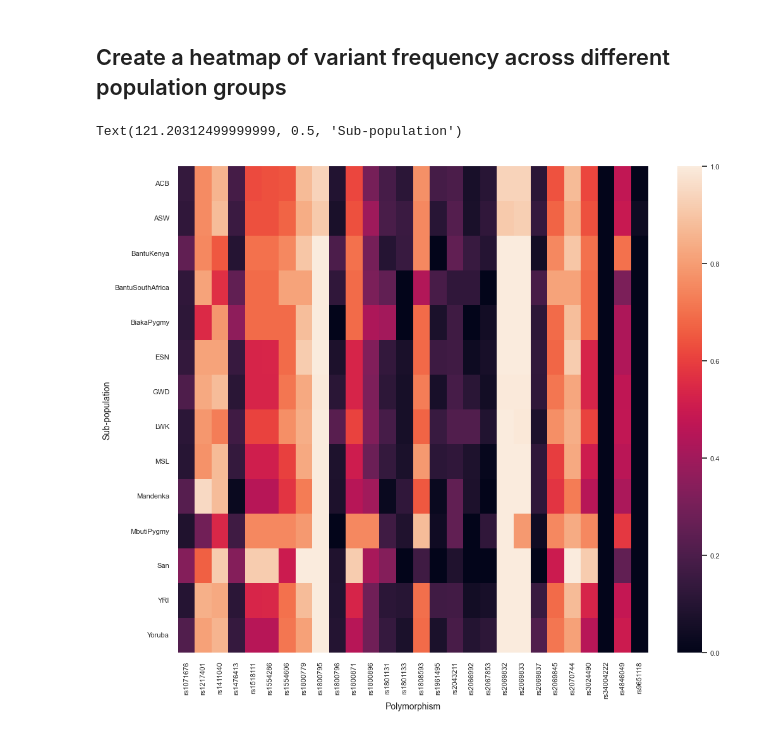
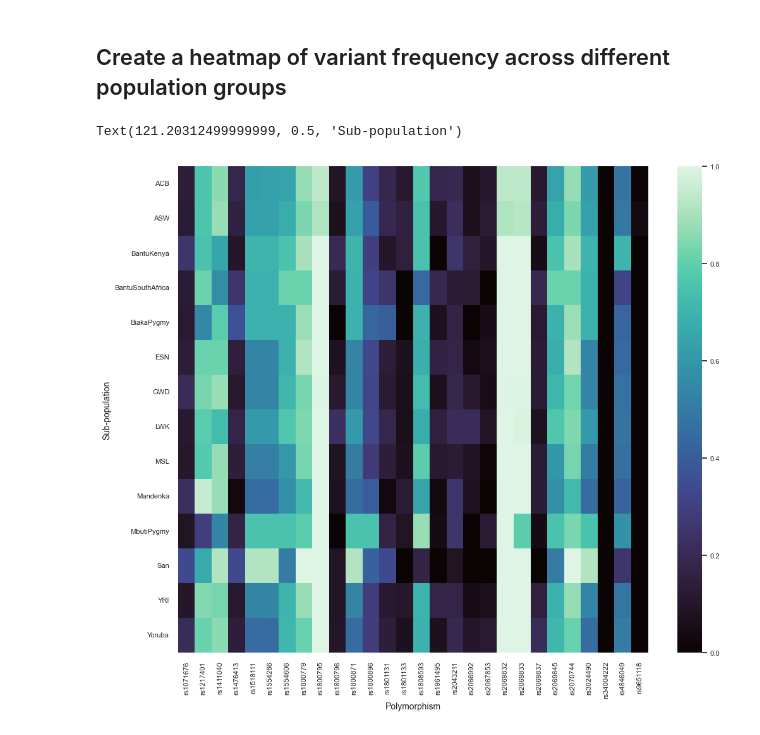
Before and after one commit to MeganHolborn/Genomics_allele-frequency-and-effect_data-analysis, a Jupyter notebook: Plots/plots.ipynb, the cells around one changed output. Saved outputs shown, nothing was run; the diff lists cells and outputs as text; code cells hidden in the pictures.

Commit message:
Generate heatmap of allele frequency data

```diff
--- a/Plots/plots.ipynb
+++ b/Plots/plots.ipynb
@@ -520,15 +504,15 @@ af_VEP_subset
 # %%
 # Create a dataframe with allele frequency data in suitable format for heatmap
 heatmap_af_data = collated_af_data[collated_af_data.ID.isin(NESHIE_rsIDs)].melt(id_vars=columns, value_vars=sub_populations, var_name="SUB_POP", value_name="ALT_AF")
 heatmap_af_data = heatmap_af_data.drop_duplicates(["ID","SUB_POP"])
 heatmap_af_data = heatmap_af_data.pivot(index="SUB_POP", columns=["ID"], values ="ALT_AF").replace(np.NaN, 0.0)
 
 heatmap_af_data
-sns.heatmap(heatmap_af_data)
+sns.heatmap(heatmap_af_data, cmap="mako")
 plt.xlabel("Polymorphism")
 plt.ylabel("Sub-population")
 
 # To do: better labeling of sub-population groupings
 # %% [output]
 Text(121.20312499999999, 0.5, 'Sub-population')
-[figure, old version]
+[figure, new version]
```
Also changed, not shown: parts of 2 cells of this notebook.
